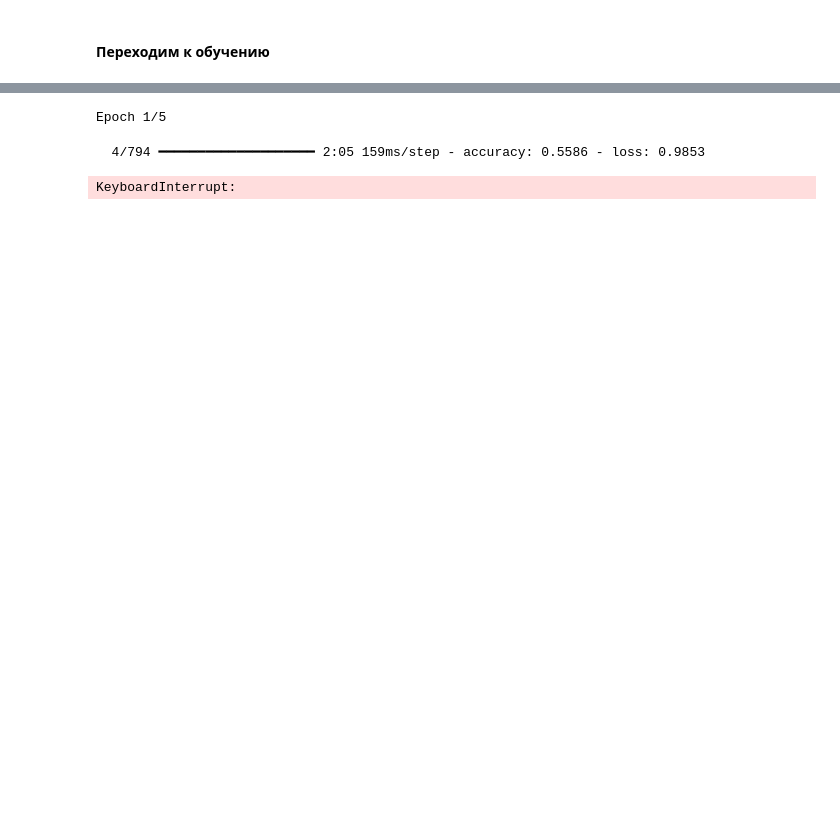
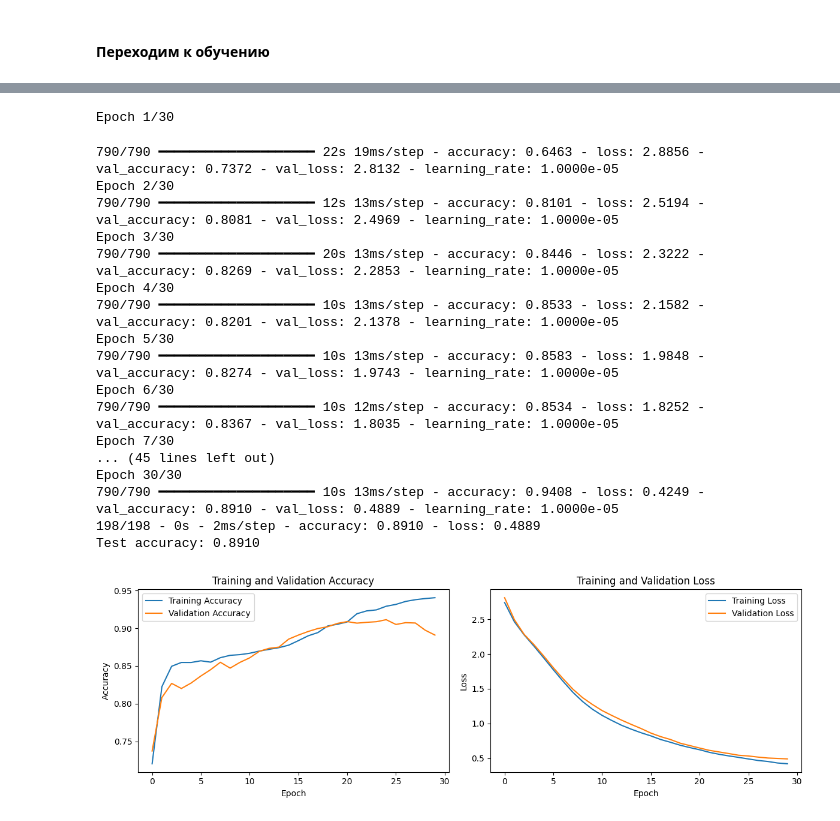
Before and after one commit to valerysukmanyuk/ML_HSE, a Jupyter notebook: HW_3/HW_3.ipynb, the cells around one changed output, grey strips where cells are left out. Cells and saved outputs as stored; diff of their text form; code cells hidden in the pictures; blank space fills up the shorter version.

```diff
--- a/HW_3/HW_3.ipynb
+++ b/HW_3/HW_3.ipynb
@@ -114,61 +172,93 @@ print(len(tokenizer.word_index))
 # %%
+from tensorflow.keras.callbacks import EarlyStopping, ReduceLROnPlateau
+from tensorflow.keras.regularizers import l2
+
 model = Sequential([
     # Слой векторизации текста
-    layers.Embedding(input_dim=46263, output_dim=100,mask_zero=True),
+    layers.Embedding(input_dim=44055, output_dim=64, mask_zero=True),
 
     # Первый сверточный слой
-    layers.Conv1D(32, 3, activation='relu'),
+    layers.Conv1D(16, 3, activation='relu', kernel_regularizer=l2(0.02)),
     layers.MaxPooling1D(2),
+    layers.Dropout(0.5),
+    layers.BatchNormalization(),
 
     # Второй сверточный слой
-    layers.Conv1D(64, 3, activation='relu'),
+    layers.Conv1D(32, 3, activation='relu', kernel_regularizer=l2(0.02)),
     layers.MaxPooling1D(2),
+    layers.Dropout(0.5),
+    layers.BatchNormalization(),
 
-    # Преобразование в одномерный вектор
+    # Плющим
     layers.Flatten(),
 
     # Полносвязный слой
-    layers.Dense(128, activation='relu'),
+    layers.Dense(32, activation='relu', kernel_regularizer=l2(0.02)),
+    layers.Dropout(0.5),
+    layers.BatchNormalization(),
 
-    # Выходной слой с активацией softmax
-    layers.Dense(1, activation='sigmoid')  # 1 выход, так как задача бинарной классификации (депрессия/не депрессия)
+    # Выходной слой
+    layers.Dense(1, activation='sigmoid')
 ])
 
-model.compile(optimizer='adam',
+# Уменьшим начальную скорость обучения
+optimizer = tf.keras.optimizers.Adam(learning_rate=0.00001)
+
+model.compile(optimizer=optimizer,
               loss='binary_crossentropy',
               metrics=['accuracy'])
 
-history = model.fit(X_train, y_train, epochs=5, validation_data=(X_test, y_test))
+# Добавляем EarlyStopping и ReduceLROnPlateau
+early_stopping = EarlyStopping(monitor='val_loss', patience=6, restore_best_weights=True)
+reduce_lr = ReduceLROnPlateau(monitor='val_loss', factor=0.2, patience=5, min_lr=0.000001)
+
+history = model.fit(X_train, y_train, epochs=30, validation_data=(X_test, y_test),
+                    callbacks=[early_stopping, reduce_lr])
 
 # Оцениваем модель
 test_loss, test_acc = model.evaluate(X_test, y_test, verbose=2)
 print(f"Test accuracy: {test_acc:.4f}")
-
 
 # Отрисовка графика прогресса обучения
 plt.figure(figsize=(12, 4))
 
 # Отрисовка аккуратности (точности) модели
 plt.subplot(1, 2, 1)
 plt.plot(history.history['accuracy'], label='Training Accuracy')
 plt.plot(history.history['val_accuracy'], label='Validation Accuracy')
 plt.title('Training and Validation Accuracy')
 plt.xlabel('Epoch')
 plt.ylabel('Accuracy')
 plt.legend()
 
 # Отрисовка значений функции потерь
 plt.subplot(1, 2, 2)
 plt.plot(history.history['loss'], label='Training Loss')
 plt.plot(history.history['val_loss'], label='Validation Loss')
 plt.title('Training and Validation Loss')
 plt.xlabel('Epoch')
 plt.ylabel('Loss')
 plt.legend()
 
 plt.tight_layout()
 plt.show()
 # %% [output]
-Epoch 1/5
+Epoch 1/30
-  4/794 ━━━━━━━━━━━━━━━━━━━━ 2:05 159ms/step - accuracy: 0.5586 - loss: 0.9853
+790/790 ━━━━━━━━━━━━━━━━━━━━ 22s 19ms/step - accuracy: 0.6463 - loss: 2.8856 - val_accuracy: 0.7372 - val_loss: 2.8132 - learning_rate: 1.0000e-05
+Epoch 2/30
+790/790 ━━━━━━━━━━━━━━━━━━━━ 12s 13ms/step - accuracy: 0.8101 - loss: 2.5194 - val_accuracy: 0.8081 - val_loss: 2.4969 - learning_rate: 1.0000e-05
+Epoch 3/30
+790/790 ━━━━━━━━━━━━━━━━━━━━ 20s 13ms/step - accuracy: 0.8446 - loss: 2.3222 - val_accuracy: 0.8269 - val_loss: 2.2853 - learning_rate: 1.0000e-05
+Epoch 4/30
+790/790 ━━━━━━━━━━━━━━━━━━━━ 10s 13ms/step - accuracy: 0.8533 - loss: 2.1582 - val_accuracy: 0.8201 - val_loss: 2.1378 - learning_rate: 1.0000e-05
+Epoch 5/30
+790/790 ━━━━━━━━━━━━━━━━━━━━ 10s 13ms/step - accuracy: 0.8583 - loss: 1.9848 - val_accuracy: 0.8274 - val_loss: 1.9743 - learning_rate: 1.0000e-05
+Epoch 6/30
+790/790 ━━━━━━━━━━━━━━━━━━━━ 10s 12ms/step - accuracy: 0.8534 - loss: 1.8252 - val_accuracy: 0.8367 - val_loss: 1.8035 - learning_rate: 1.0000e-05
+Epoch 7/30
+... (45 lines left out)
+Epoch 30/30
+790/790 ━━━━━━━━━━━━━━━━━━━━ 10s 13ms/step - accuracy: 0.9408 - loss: 0.4249 - val_accuracy: 0.8910 - val_loss: 0.4889 - learning_rate: 1.0000e-05
+198/198 - 0s - 2ms/step - accuracy: 0.8910 - loss: 0.4889
+Test accuracy: 0.8910
-KeyboardInterrupt:
+[figure, added]
```
Also changed, not shown: parts of 17 cells of this notebook, 1 other file.
